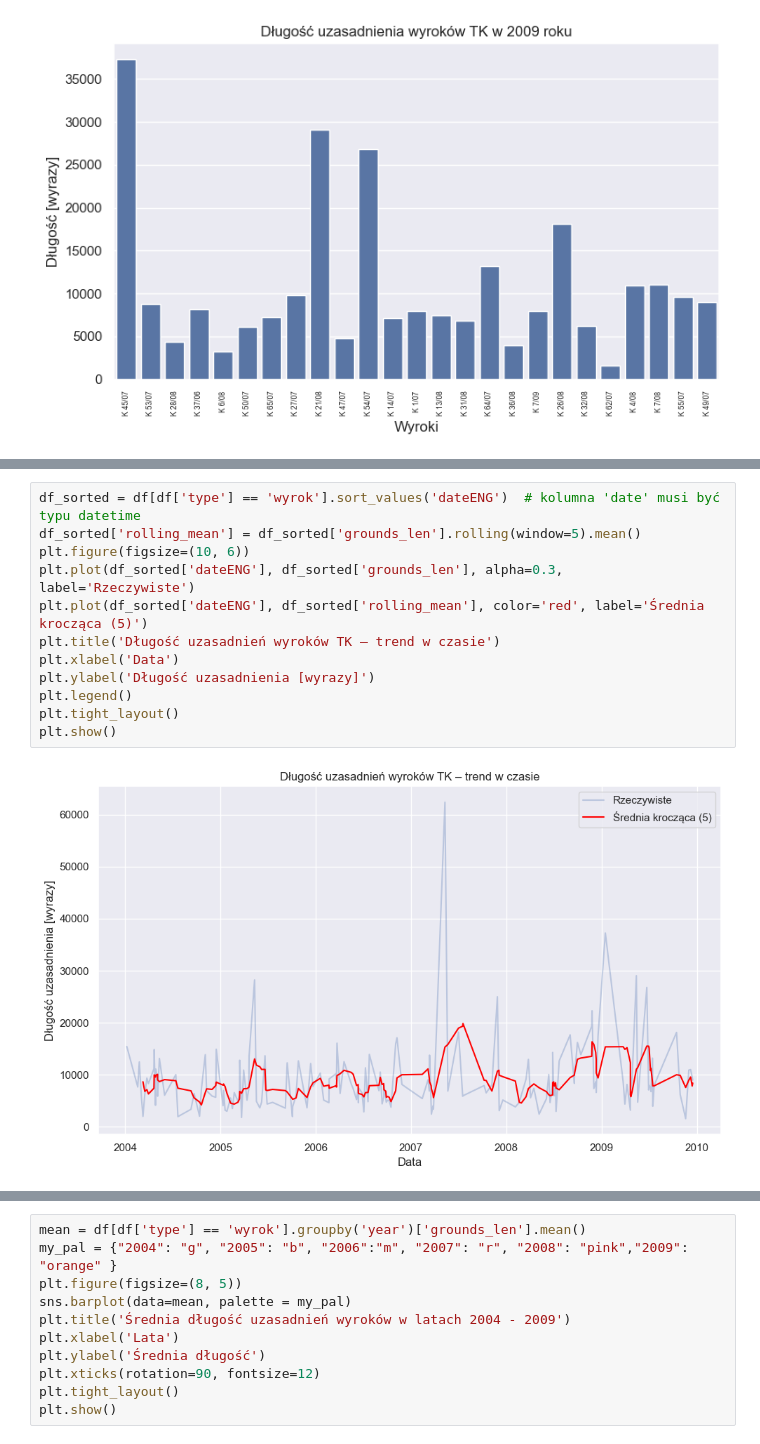
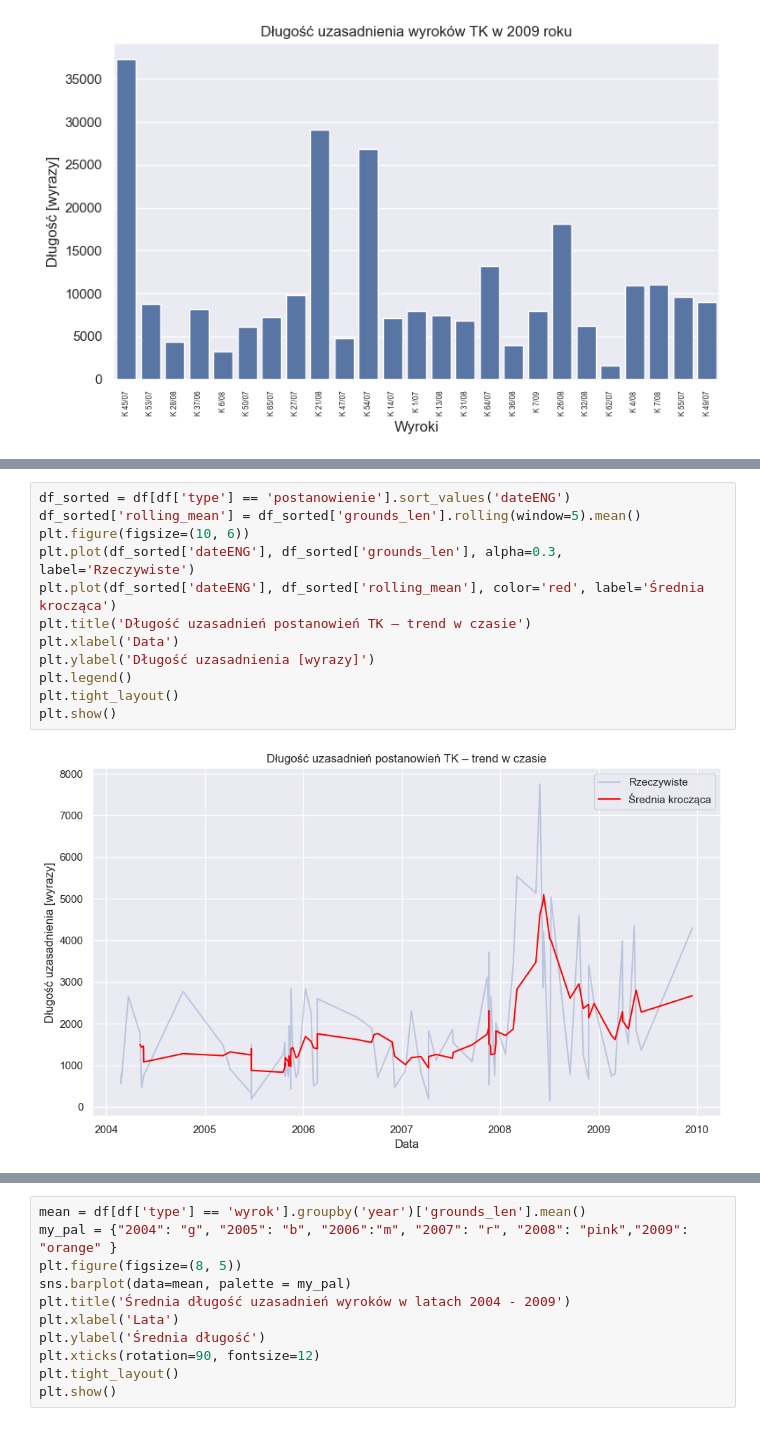
Before and after one commit to jakubfigura/law_nlp, a Jupyter notebook: analiza.ipynb, the cells around one changed output, grey strips where cells are left out. Cells and saved outputs as stored; diff of their text form.

```diff
--- a/analiza.ipynb
+++ b/analiza.ipynb
@@ -236,14 +246,14 @@ for year in years:
 # %%
-df_sorted = df[df['type'] == 'wyrok'].sort_values('dateENG')  # kolumna 'date' musi być typu datetime
+df_sorted = df[df['type'] == 'postanowienie'].sort_values('dateENG')
 df_sorted['rolling_mean'] = df_sorted['grounds_len'].rolling(window=5).mean()
 plt.figure(figsize=(10, 6))
 plt.plot(df_sorted['dateENG'], df_sorted['grounds_len'], alpha=0.3, label='Rzeczywiste')
-plt.plot(df_sorted['dateENG'], df_sorted['rolling_mean'], color='red', label='Średnia krocząca (5)')
-plt.title('Długość uzasadnień wyroków TK – trend w czasie')
+plt.plot(df_sorted['dateENG'], df_sorted['rolling_mean'], color='red', label='Średnia krocząca')
+plt.title('Długość uzasadnień postanowień TK – trend w czasie')
 plt.xlabel('Data')
 plt.ylabel('Długość uzasadnienia [wyrazy]')
 plt.legend()
 plt.tight_layout()
 plt.show()
 # %% [output]
-[figure, old version]
+[figure, new version]
```
Also changed, not shown: parts of 8 cells of this notebook, 1 other file.
